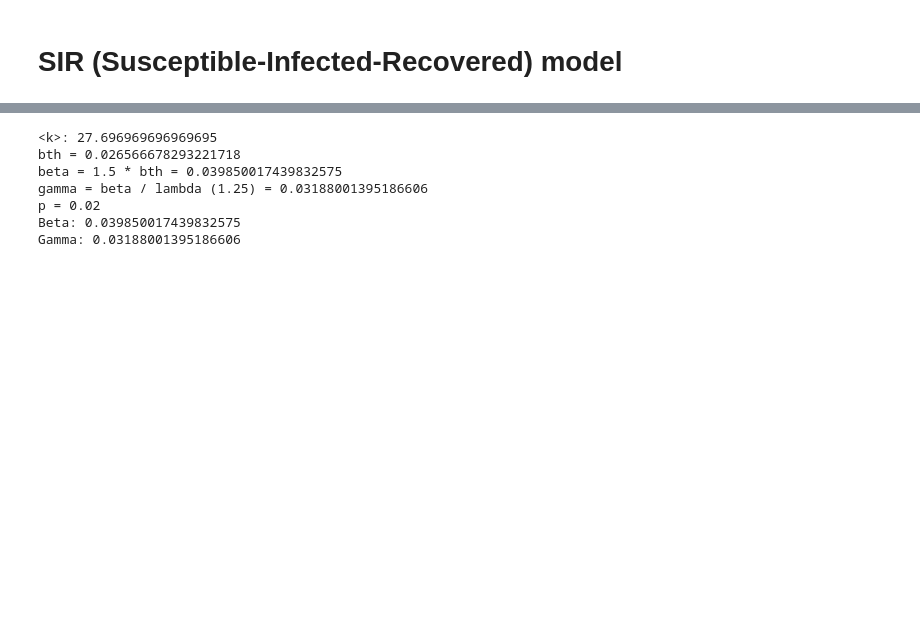
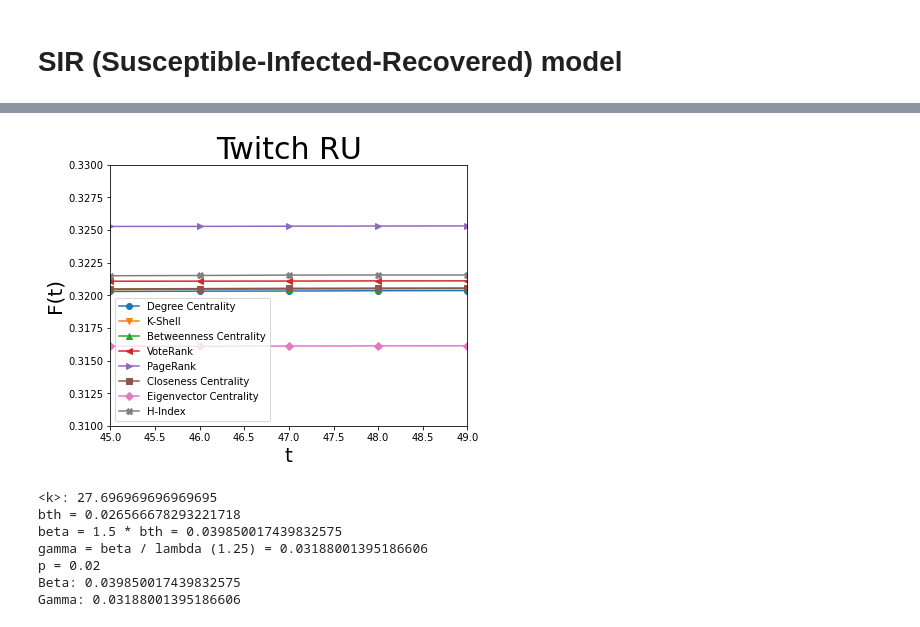
Before and after one commit to Shymsky/Network_Science, a Jupyter notebook: Group_Assignment.ipynb, the cells around one changed output, grey strips where cells are left out. Saved outputs shown, nothing was run; the diff lists cells and outputs as text; code cells hidden in the pictures; blank space fills up the shorter version.

```diff
--- a/Group_Assignment.ipynb
+++ b/Group_Assignment.ipynb
@@ -351,3 +380,7 @@ def simulate(network, list_of_initial_nodes, num_of_simulations=100, num_of_t=20
+# %%
+plot_values(x_RU, ys_RU, "Twitch RU", True)
+# %% [output]
+[figure, added]
 # %%
 # -------------------- SECTION DIFFERENT DATASETS --------------------
 
```
Also changed, not shown: parts of 7 cells of this notebook.
